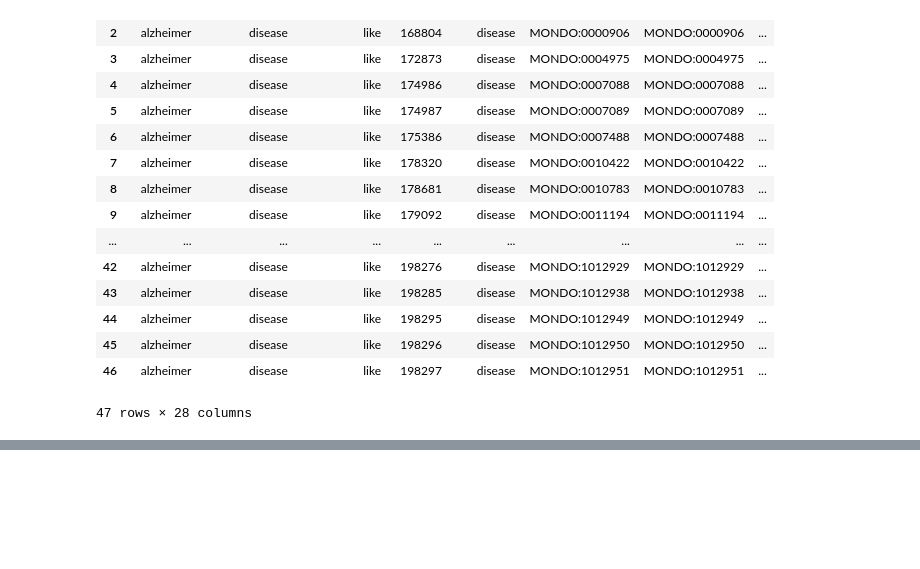
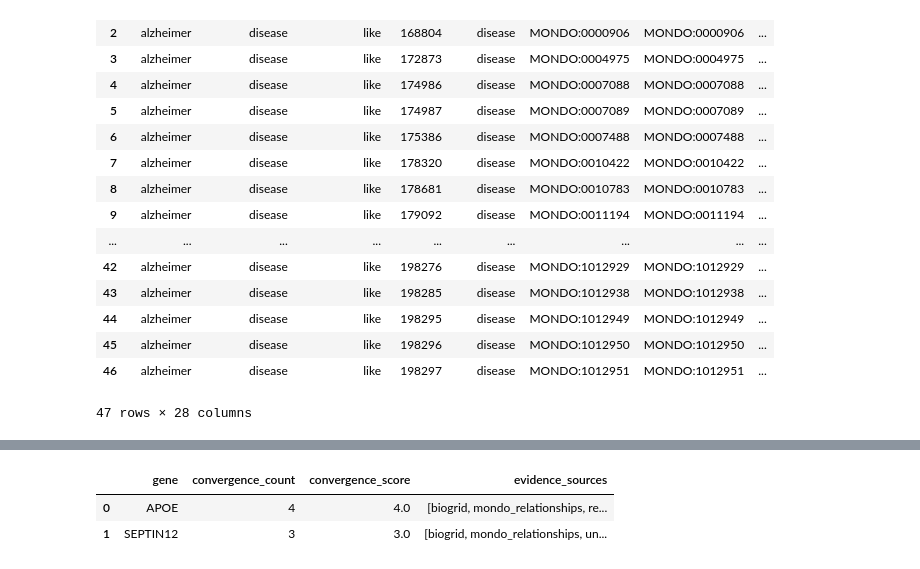
Before and after one commit to RitchieLab/biofilter, a Jupyter notebook: notebooks/Andre/Examples/pathway_burden.ipynb, the cells around one changed output, grey strips where cells are left out. Drawn from its saved outputs; the diff is of its cells as text; code cells hidden in the pictures; blank space fills up the shorter version.

```diff
--- a/notebooks/Andre/Examples/pathway_burden.ipynb
+++ b/notebooks/Andre/Examples/pathway_burden.ipynb
@@ -288,0 +410,77 @@ neighborhood
+# %%
+# 3) Roll up convergence into pathway_table and gene_table (if they exist)
+if gene_convergence.empty:
+    print("Skipped — no convergence data (exwas_genes empty or no resolutions).")
+else:
+    # Map gene symbol → score (case-insensitive)
+    gene_score = dict(
+        zip(
+            gene_convergence["gene"].str.upper(),
+            gene_convergence["convergence_score"],
+        )
+    )
+
+    # --- Per-gene table enrichment ---
+    if "gene_table" in globals() and isinstance(gene_table, pd.DataFrame):
+        gene_table = gene_table.merge(
+            gene_convergence[
+                ["gene", "convergence_count", "convergence_score", "evidence_sources"]
+            ],
+            on="gene",
+            how="left",
+        )
+        gene_table["convergence_score"] = (
+            gene_table["convergence_score"].fillna(0.0)
+        )
+        gene_table["convergence_count"] = (
+            gene_table["convergence_count"].fillna(0).astype(int)
+        )
+
+        print("Gene table — top 10 ExWAS hits by convergence_score:")
+        cols = ["gene", "is_exwas_hit", "pathway_count", "convergence_count",
+                "convergence_score", "evidence_sources"]
+        display(
+            gene_table[gene_table.get("is_exwas_hit", False) == True][
+                [c for c in cols if c in gene_table.columns]
+            ]
+            .sort_values("convergence_score", ascending=False)
+            .head(10)
+        )
+    else:
+        print("ℹ️  gene_table not defined — showing convergence as standalone table.")
+        display(
+            gene_convergence[
+                ["gene", "convergence_count", "convergence_score", "evidence_sources"]
+            ]
+        )
+
+    # --- Per-pathway aggregation ---
+    if "pathway_table" in globals() and isinstance(pathway_table, pd.DataFrame):
+        def _avg_score(genes_list):
+            scores = [gene_score.get(g.upper(), 0.0) for g in (genes_list or [])]
+            return round(sum(scores) / len(scores), 2) if scores else 0.0
+
+        def _sum_score(genes_list):
+            return round(
+                sum(gene_score.get(g.upper(), 0.0) for g in (genes_list or [])), 2
+            )
+
+        pathway_table["mean_convergence"] = (
+            pathway_table["exwas_genes"].apply(_avg_score)
+        )
+        pathway_table["total_convergence"] = (
+            pathway_table["exwas_genes"].apply(_sum_score)
+        )
+        pathway_table = pathway_table.sort_values(
+            ["total_convergence", "exwas_hit_count"], ascending=[False, False]
+        )
+
+        print("\nPathway table — top 10 by total_convergence:")
+        cols = ["pathway_name", "exwas_hit_count", "total_genes", "hit_proportion",
+                "mean_convergence", "total_convergence", "exwas_genes"]
+        display(
+            pathway_table[[c for c in cols if c in pathway_table.columns]].head(10)
+        )
+    else:
+        print("ℹ️  pathway_table not defined — skipping pathway rollup.")
+# %% [output]
@@ -288,0 +488,3 @@ neighborhood
+|  | gene | convergence_count | convergence_score | evidence_sources |
+| 0 | APOE | 4 | 4.0 | [biogrid, mondo_relationships, re... |
+| 1 | SEPTIN12 | 3 | 3.0 | [biogrid, mondo_relationships, un... |
```
Also changed, not shown: parts of 6 cells of this notebook, 4 other files.
